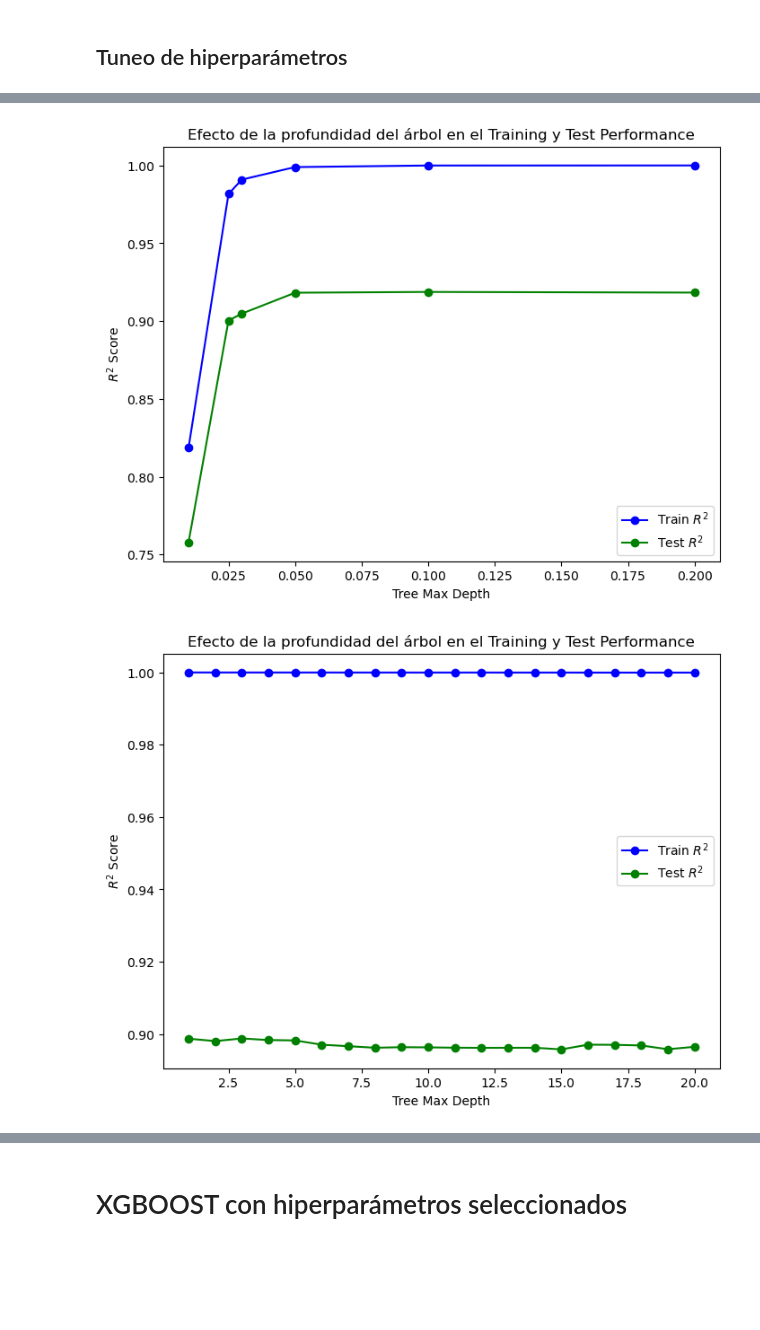
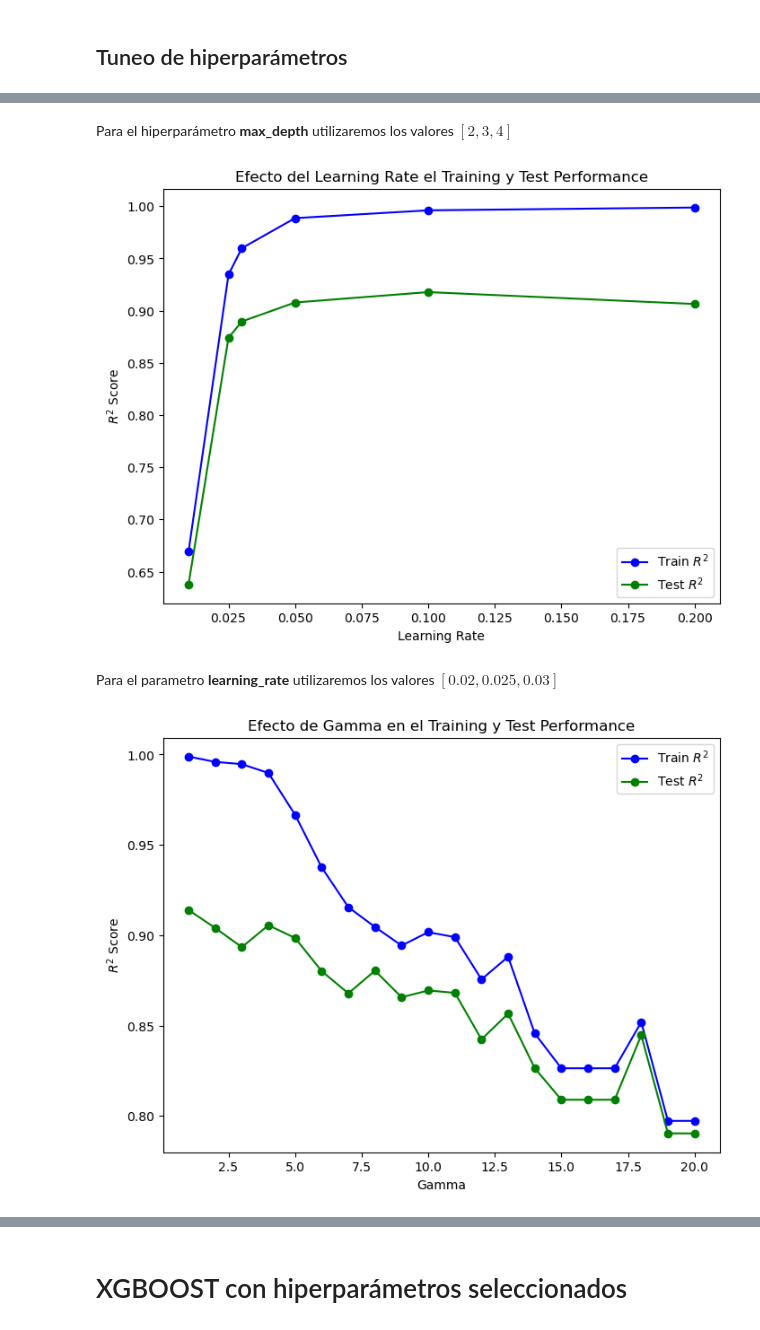
Before and after one commit to RafaelTakata0105/Proyecto_Flores_Takata, a Jupyter notebook: notebooks/Proyecto_final.ipynb, the cells around one changed output, grey strips where cells are left out. Drawn from its saved outputs; the diff is of its cells as text; code cells hidden in the pictures; blank space fills up the shorter version.

```diff
--- a/notebooks/Proyecto_final.ipynb
+++ b/notebooks/Proyecto_final.ipynb
@@ -455,0 +486,8 @@ mse: 11490.522820005406
+# %%
+parametros_alpha = {
+    "alpha": [0.0001, 0.001, 0.01, 0.1, 1, 10, 100]}
+
+ridge = Ridge()
+
+ridge_grid = GridSearchCV(estimator=ridge, param_grid=parametros_alpha, scoring="neg_mean_absolute_error", cv=4)
+ridge_grid.fit(X_train_st_df, y_train)
@@ -455,0 +502,4 @@ mse: 11490.522820005406
+# %%
+ridge_nuevo = Ridge(alpha=0.0001)
+
+ridge_nuevo.fit(X_train_st_df, y_train)
@@ -493,7 +560,7 @@ train_scores = []
 test_scores = list()
 
 for depth in max_depth:
-    xg_reg = xgb.XGBRegressor(max_depth= depth, objective="reg:squarederror", seed = 22)
+    xg_reg = xgb.XGBRegressor(max_depth= depth, objective="reg:absoluteerror", seed = 22)
     xg_reg.fit(X_train_nocorr, y_train)
     train_scores.append(xg_reg.score(X_train_nocorr, y_train))
     test_scores.append(xg_reg.score(X_test_nocorr, y_test))
@@ -511,10 +578,12 @@ plt.show()
+# %% [markdown]
+Para el hiperparámetro **max_depth** utilizaremos los valores $[2, 3, 4]$
 # %%
 eta = [0.01, 0.025, 0.03, 0.05, 0.1, 0.2]
 train_scores = []
 test_scores = list()
 
 for value in eta:
-    xg_reg = xgb.XGBRegressor(learning_rate= value, objective="reg:squarederror", seed = 22)
+    xg_reg = xgb.XGBRegressor(learning_rate= value, objective="reg:absoluteerror", seed = 22)
     xg_reg.fit(X_train_nocorr, y_train)
     train_scores.append(xg_reg.score(X_train_nocorr, y_train))
     test_scores.append(xg_reg.score(X_test_nocorr, y_test))
@@ -522,31 +591,33 @@ for value in eta:
 plt.figure(figsize=(8, 6))
 plt.plot(eta, train_scores, label='Train $R^2$', color='blue', marker='o')
 plt.plot(eta, test_scores, label='Test $R^2$', color='green', marker='o')
-plt.xlabel('Tree Max Depth')
+plt.xlabel('Learning Rate')
 plt.ylabel('$R^2$ Score')
-plt.title('Efecto de la profundidad del árbol en el Training y Test Performance')
+plt.title('Efecto del Learning Rate el Training y Test Performance')
 plt.legend()
 plt.show()
 # %% [output]
-[figure, old version]
+[figure, new version]
+# %% [markdown]
+Para el parametro **learning_rate** utilizaremos los valores $[0.02, 0.025, 0.03]$
 # %%
 gammas = range(1, 21)
 train_scores = []
 test_scores = list()
 
 for gamma in gammas:
-    xg_reg = xgb.XGBRegressor(gamma= gamma, objective="reg:squarederror", seed = 22)
+    xg_reg = xgb.XGBRegressor(gamma= gamma, objective="reg:absoluteerror", seed = 22)
     xg_reg.fit(X_train_nocorr, y_train)
     train_scores.append(xg_reg.score(X_train_nocorr, y_train))
     test_scores.append(xg_reg.score(X_test_nocorr, y_test))
 
 plt.figure(figsize=(8, 6))
 plt.plot(gammas, train_scores, label='Train $R^2$', color='blue', marker='o')
 plt.plot(gammas, test_scores, label='Test $R^2$', color='green', marker='o')
-plt.xlabel('Tree Max Depth')
+plt.xlabel('Gamma')
 plt.ylabel('$R^2$ Score')
-plt.title('Efecto de la profundidad del árbol en el Training y Test Performance')
+plt.title('Efecto de Gamma en el Training y Test Performance')
 plt.legend()
 plt.show()
 # %% [output]
-[figure, old version]
+[figure, new version]
```
Also changed, not shown: parts of 62 cells of this notebook.
